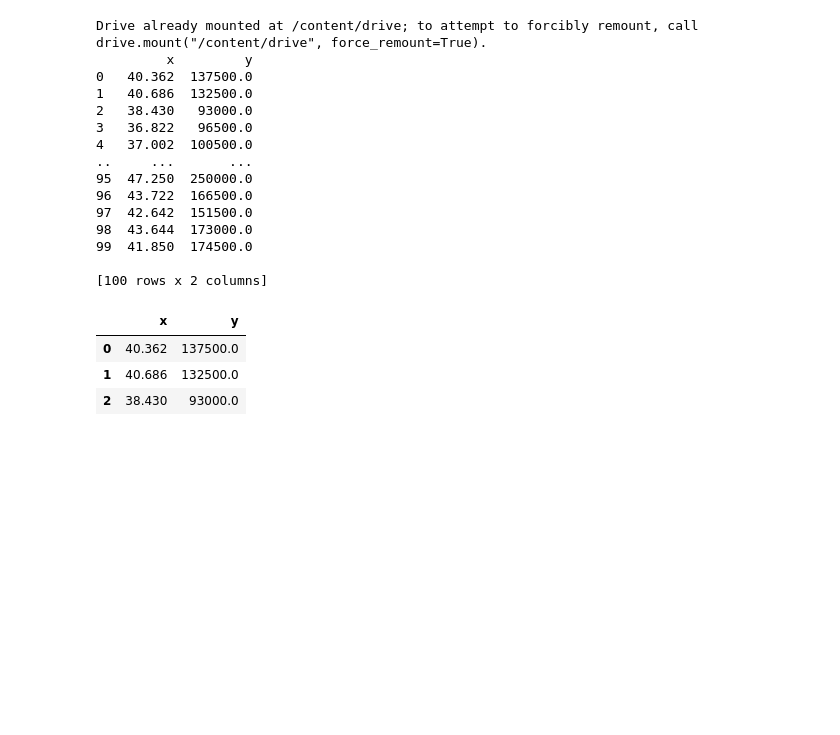
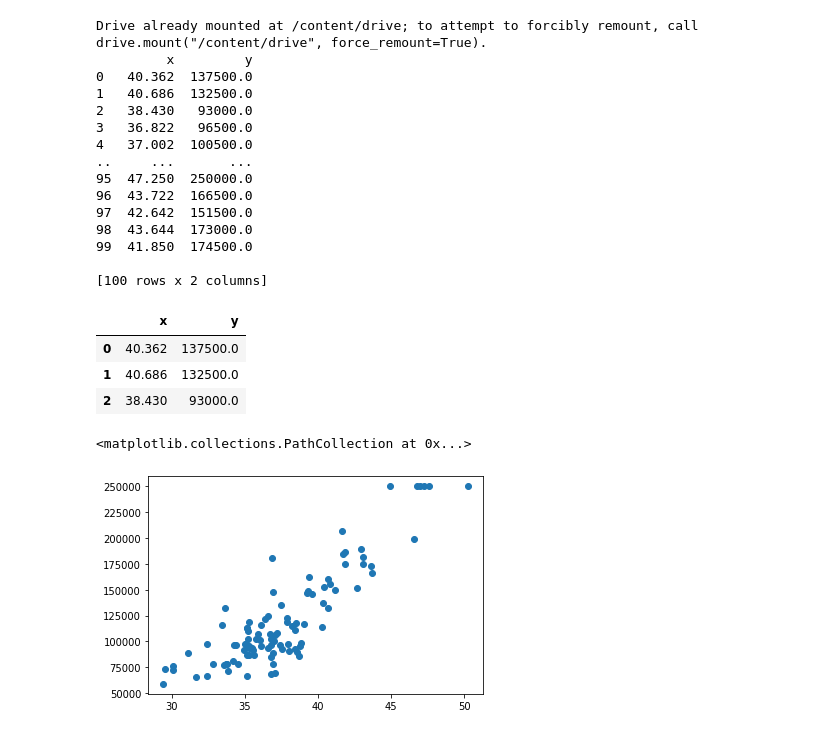
Before and after one commit to umanari145/python_ai, a Jupyter notebook: kikagaku01.ipynb, the cells around one changed output. Cells and saved outputs as stored; diff of their text form; code cells hidden in the pictures; blank space fills up the shorter version.

```diff
--- a/kikagaku01.ipynb
+++ b/kikagaku01.ipynb
@@ -86,3 +86,10 @@ df.head(3)
 # データの抽出
 x = df['x']
 y = df['y']
+# %%
+import matplotlib.pyplot as plt
+# 横軸をx, 縦軸yの散布図
+plt.scatter(x,y)
+# %% [output]
+<matplotlib.collections.PathCollection at 0x...>
+[figure, added]
```
Also changed, not shown: parts of 10 cells of this notebook.
